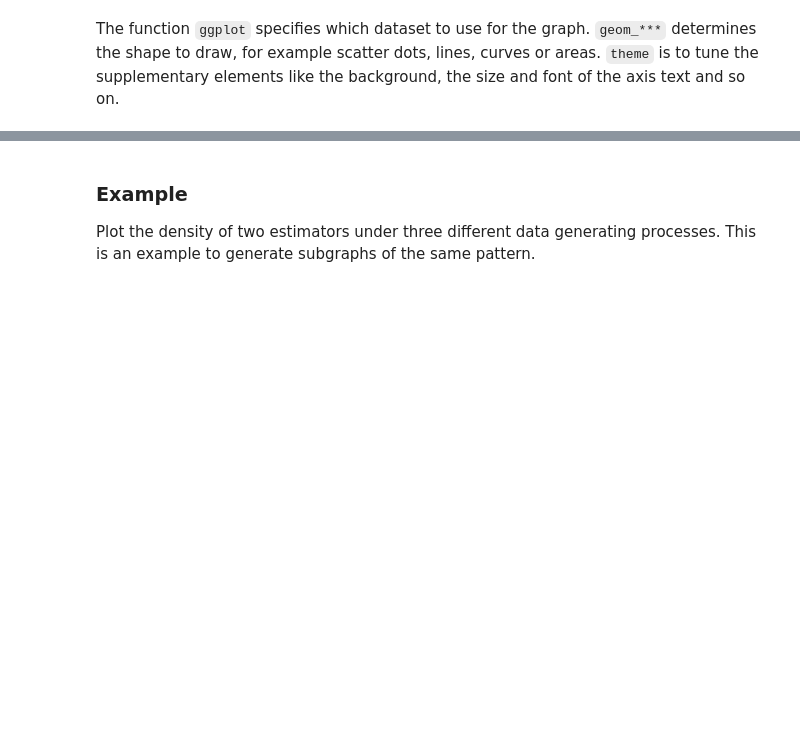
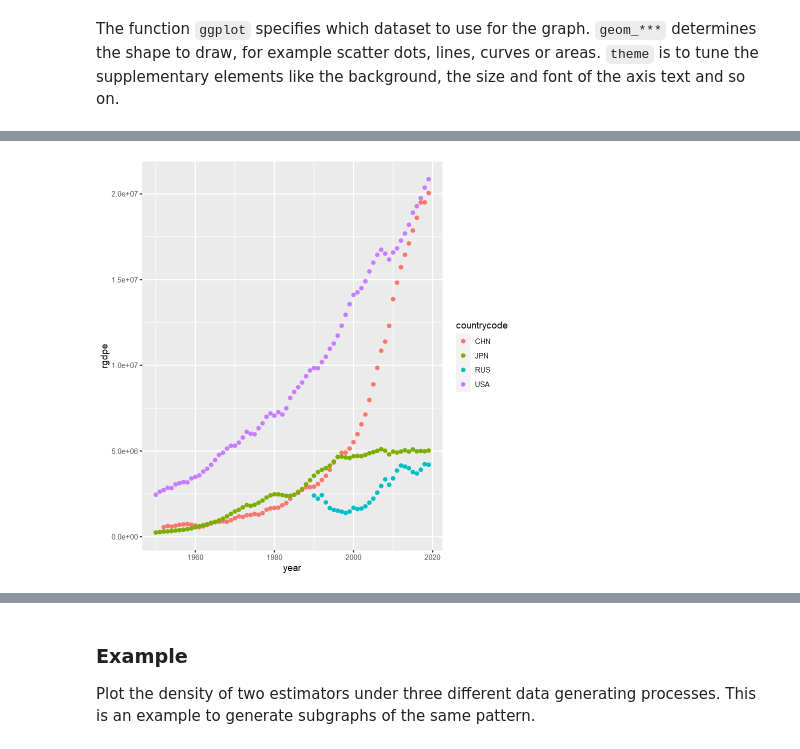
Before and after one commit to zhentaoshi/econ_data_science, a Jupyter notebook: slides_04_visualization.ipynb, the cells around one changed output, grey strips where cells are left out. Drawn from its saved outputs; the diff is of its cells as text; code cells hidden in the pictures; blank space fills up the shorter version.

Commit message:
embed data transformation into two slides

```diff
--- a/slides_04_visualization.ipynb
+++ b/slides_04_visualization.ipynb
@@ -138,0 +142,6 @@ The function `ggplot` specifies which dataset to use for the graph. `geom_***` d
+# %%
+library(tidyverse)
+
+d0 = readr::read_csv("data_example/PWT100.csv", col_names = TRUE)
+head(d0)
+colnames(d0)
@@ -138,0 +188,11 @@ The function `ggplot` specifies which dataset to use for the graph. `geom_***` d
+# %%
+# work with a smaller dataset
+
+d1 <- select(d0, countrycode, year, rgdpe, pop) %>%
+  filter(countrycode %in% c("CHN", "RUS", "JPN", "USA")) %>%
+  mutate(gdpcapita = rgdpe/pop)
+
+# rgdpe: Expenditure-side real GDP at chained PPPs,
+#        to compare relative living standards across countries and over time
+
+print(d1)
@@ -138,0 +215,4 @@ The function `ggplot` specifies which dataset to use for the graph. `geom_***` d
+# %%
+ggplot(d1) +
+  geom_point(mapping = aes(x = year, y = rgdpe, color = countrycode))
+# %% [output]
@@ -138,0 +221 @@ The function `ggplot` specifies which dataset to use for the graph. `geom_***` d
+[figure, added]
```
Also changed, not shown: parts of 10 cells of this notebook, 2 other files.
